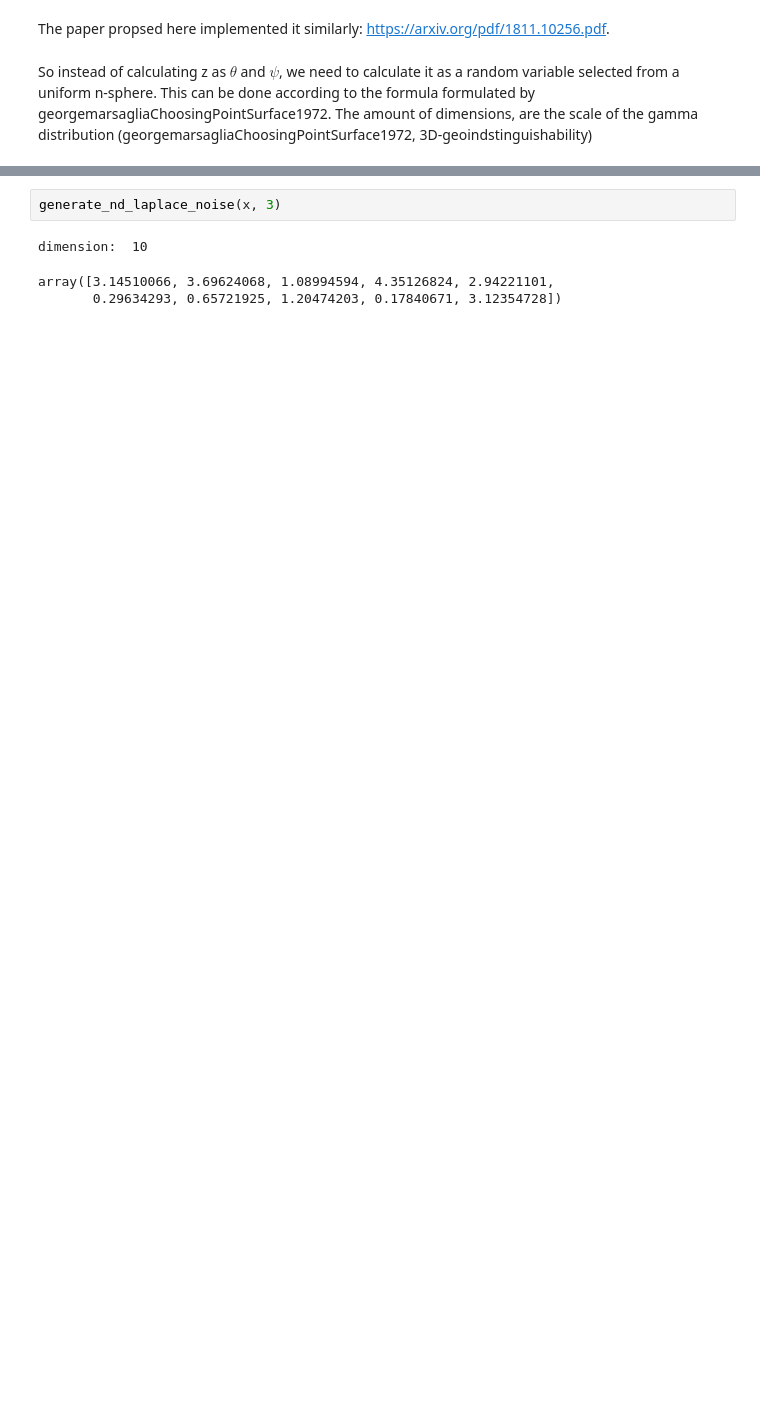
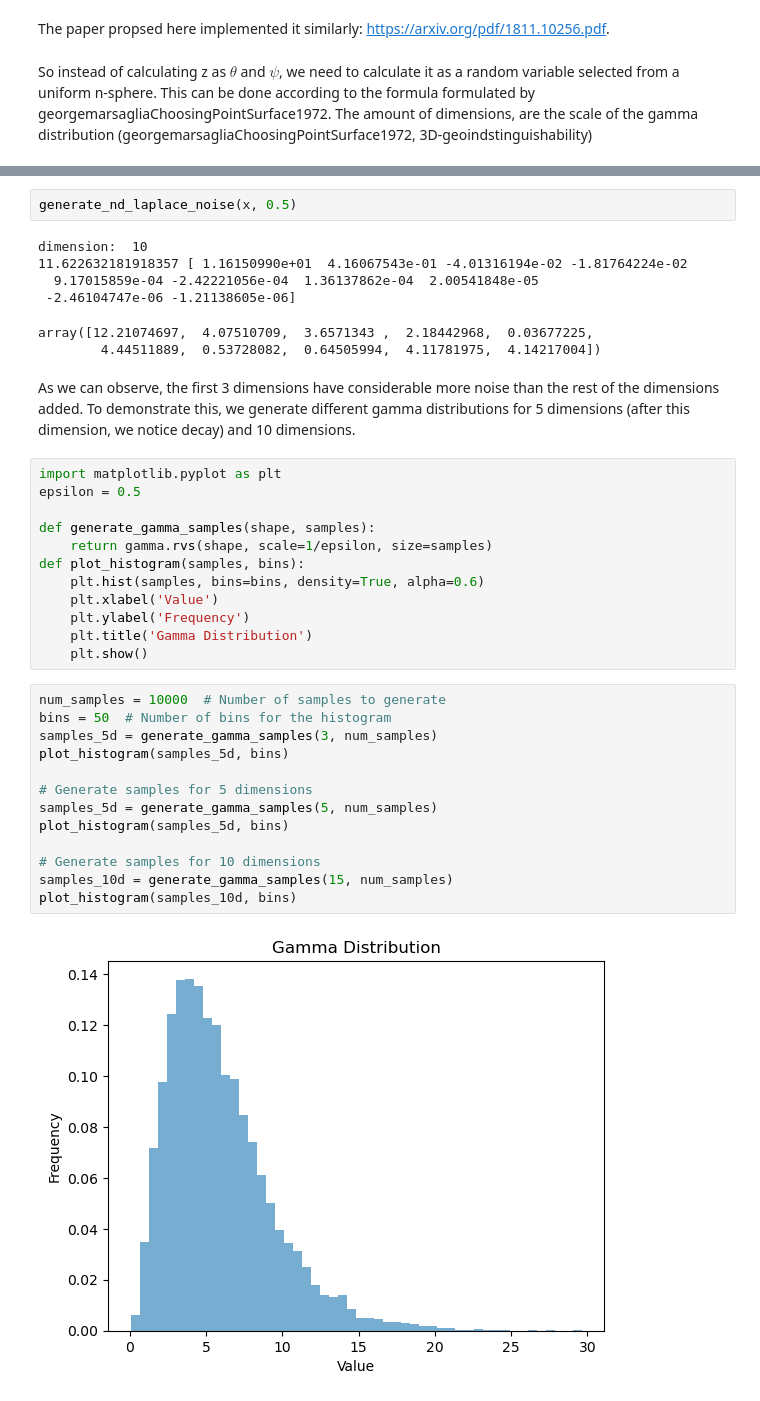
Before and after one commit to tjvanderende/privacy-preserved-clustering-with-nD-Laplace, a Jupyter notebook: RQ2/research-nd-laplace.ipynb, the cells around one changed output, grey strips where cells are left out. Saved outputs shown, nothing was run; the diff lists cells and outputs as text; blank space fills up the shorter version.

```diff
--- a/RQ2/research-nd-laplace.ipynb
+++ b/RQ2/research-nd-laplace.ipynb
@@ -105,6 +106,38 @@ array([0.86060292, 3.4957897 , 1.1208585 , 4.34828789, 2.94089166,
 # %%
-generate_nd_laplace_noise(x, 3)
+generate_nd_laplace_noise(x, 0.5)
 # %% [output]
 dimension:  10
+11.622632181918357 [ 1.16150990e+01  4.16067543e-01 -4.01316194e-02 -1.81764224e-02
+  9.17015859e-04 -2.42221056e-04  1.36137862e-04  2.00541848e-05
+ -2.46104747e-06 -1.21138605e-06]
-array([3.14510066, 3.69624068, 1.08994594, 4.35126824, 2.94221101,
-       0.29634293, 0.65721925, 1.20474203, 0.17840671, 3.12354728])
+array([12.21074697,  4.07510709,  3.6571343 ,  2.18442968,  0.03677225,
+        4.44511889,  0.53728082,  0.64505994,  4.11781975,  4.14217004])
+# %% [markdown]
+As we can observe, the first 3 dimensions have considerable more noise than the rest of the dimensions added. To demonstrate this, we generate different gamma distributions for 5 dimensions (after this dimension, we notice decay) and 10 dimensions.
+# %%
+import matplotlib.pyplot as plt
+epsilon = 0.5
+
+def generate_gamma_samples(shape, samples):
+    return gamma.rvs(shape, scale=1/epsilon, size=samples)
+def plot_histogram(samples, bins):
+    plt.hist(samples, bins=bins, density=True, alpha=0.6)
+    plt.xlabel('Value')
+    plt.ylabel('Frequency')
+    plt.title('Gamma Distribution')
+    plt.show()
+# %%
+num_samples = 10000  # Number of samples to generate
+bins = 50  # Number of bins for the histogram
+samples_5d = generate_gamma_samples(3, num_samples)
+plot_histogram(samples_5d, bins)
+
+# Generate samples for 5 dimensions
+samples_5d = generate_gamma_samples(5, num_samples)
+plot_histogram(samples_5d, bins)
+
+# Generate samples for 10 dimensions
+samples_10d = generate_gamma_samples(15, num_samples)
+plot_histogram(samples_10d, bins)
+# %% [output]
+[figure, added]
```
Also changed, not shown: parts of 9 cells of this notebook, 8 other files.
